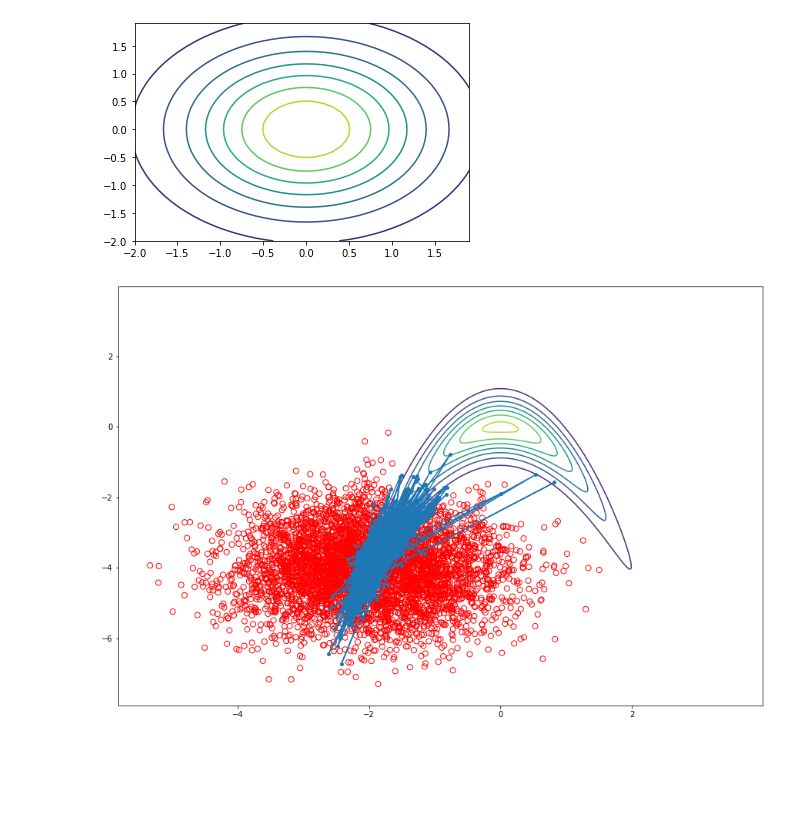
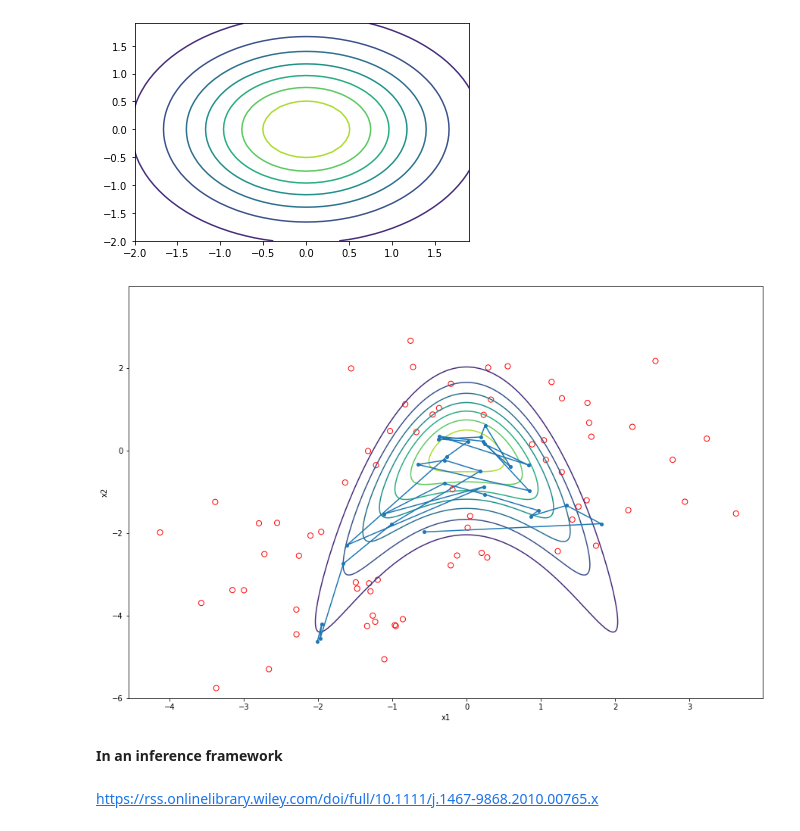
Before and after one commit to GeorgeLiang3/repository1, a Jupyter notebook: Banana_0.1-Bayes inference.ipynb, the cells around one changed output. Saved outputs shown, nothing was run; the diff lists cells and outputs as text; code cells hidden in the pictures; blank space fills up the shorter version.

```diff
--- a/Banana_0.1-Bayes inference.ipynb
+++ b/Banana_0.1-Bayes inference.ipynb
@@ -12,11 +14,14 @@ import pandas as pd
 %matplotlib inline
 # %%
 from scipy.stats import multivariate_normal
-x, y = np.mgrid[-4:4:.01, -6:4:.01]
-pos = np.empty(x.shape + (2,))
-pos[:, :, 0] = x; pos[:, :, 1] = x**2+y
-rv = multivariate_normal([0, 0], [[1, 0], [0, 0.3]])
-plt.contour(x, y, rv.pdf(pos))
-plt.xlabel("x1")
-plt.ylabel("x2")
+
+def plot_true():
+    x, y = np.mgrid[-4:4:.01, -6:4:.01]
+    pos = np.empty(x.shape + (2,))
+    pos[:, :, 0] = x; pos[:, :, 1] = x**2+y
+    rv = multivariate_normal([0, 0], [[1, 0], [0, 1]])
+    plt.contour(x, y, rv.pdf(pos))
+    plt.xlabel("x1")
+    plt.ylabel("x2")
+plot_true()
 # %% [output]
@@ -30,7 +38,7 @@ dtype = np.float32
 true_mean = [0, 0]
 true_cov = [[1, 0],
                  [0, 1]]
-num_results = 100
+num_results = 1000
 num_chains = 1
 
 
@@ -56,7 +64,7 @@ samples, kernel_results = tfp.mcmc.sample_chain(
         target_log_prob_fn=target_log_prob,
         step_size = 0.1,
         num_leapfrog_steps = 5),
-    num_burnin_steps=20,
+    num_burnin_steps=500,
     num_steps_between_results=1,  # Thinning.
     parallel_iterations=1)
 samples = tf.stack(samples, axis=-1)
@@ -65,10 +73,3 @@ accepted = kernel_results.is_accepted
 
 samples = samples.numpy()
 accepted = accepted.numpy()
-
-
-print(samples)
-
-print('Estimated mean: {}'.format(mean_sample_mean))
-print('Estimated avg covariance: {}'.format(mean_sample_cov))
-print('Estimated covariance of covariance: {}'.format(cov_sample_cov))
@@ -115,7 +101,7 @@ dtype = np.float32
 true_mean = [0, 0]
 true_cov = [[1, 0],
                  [0, 1]]
-num_results = 100
+num_results = 2000
 num_chains = 1
 
 
@@ -139,7 +125,7 @@ samples, kernel_results = tfp.mcmc.sample_chain(
     current_state=init_state,
     kernel=tfp.mcmc.RandomWalkMetropolis(
         target_log_prob_fn=target_log_prob),
-    num_burnin_steps=20,
+    num_burnin_steps=500,
     num_steps_between_results=1,  # Thinning.
     parallel_iterations=1)
 samples = tf.stack(samples, axis=-1)
@@ -275,7 +285,8 @@ def accept_or_not(m_current,m_proposed):
 
     return accept
 # %%
-def chain(step = 5000):
+rv = multivariate_normal([0, 0], [[1, 0], [0, 0.3]])
+def chain(step = 100):
     resultlist=[]
     initial = [-2, -4]
     m_current = initial
@@ -285,6 +296,7 @@ def chain(step = 5000):
         accept = accept_or_not(m_current,m_proposed)
         if accept:
             resultlist.append([m_proposed,1])
+            m_current = m_proposed
         else:
             resultlist.append([m_proposed,0])
 
@@ -294,19 +306,24 @@ result = chain()
 # %%
 def chain_plot(result):
     chain = [result[i][0] for i in range(np.shape(result)[0])]
     x1 = [chain[i][0] for i in range(np.shape(chain)[0])]
     y1 = [chain[i][1] for i in range(np.shape(chain)[0])]
     re = pd.DataFrame(result)
     accept_point = re[1]==1
     reject_point = re[1]==0
     df_accept = pd.DataFrame(re[accept_point][0].values.tolist(), index = re[accept_point].index)
     df_reject = pd.DataFrame(re[reject_point][0].values.tolist(), index = re[reject_point].index)
 
     plt.figure(figsize=(15,10))
     plt.plot(df_accept[0],df_accept[1],'-o',markersize=4)
     plt.scatter(df_reject[0],df_reject[1], s=50, facecolors='none', edgecolors='r')
 
-    plt.contour(x, y, rv.pdf(pos))
+#     plt.contour(x, y, rv.pdf(pos))
+    plot_true()
 chain_plot(result)
 # %% [output]
-[figure, old version]
+[figure, new version]
+# %% [markdown]
+<b>In an inference framework<b>
+# %% [markdown]
+https://rss.onlinelibrary.wiley.com/doi/full/10.1111/j.1467-9868.2010.00765.x
```
Also changed, not shown: parts of 23 cells of this notebook, 4 other files.
